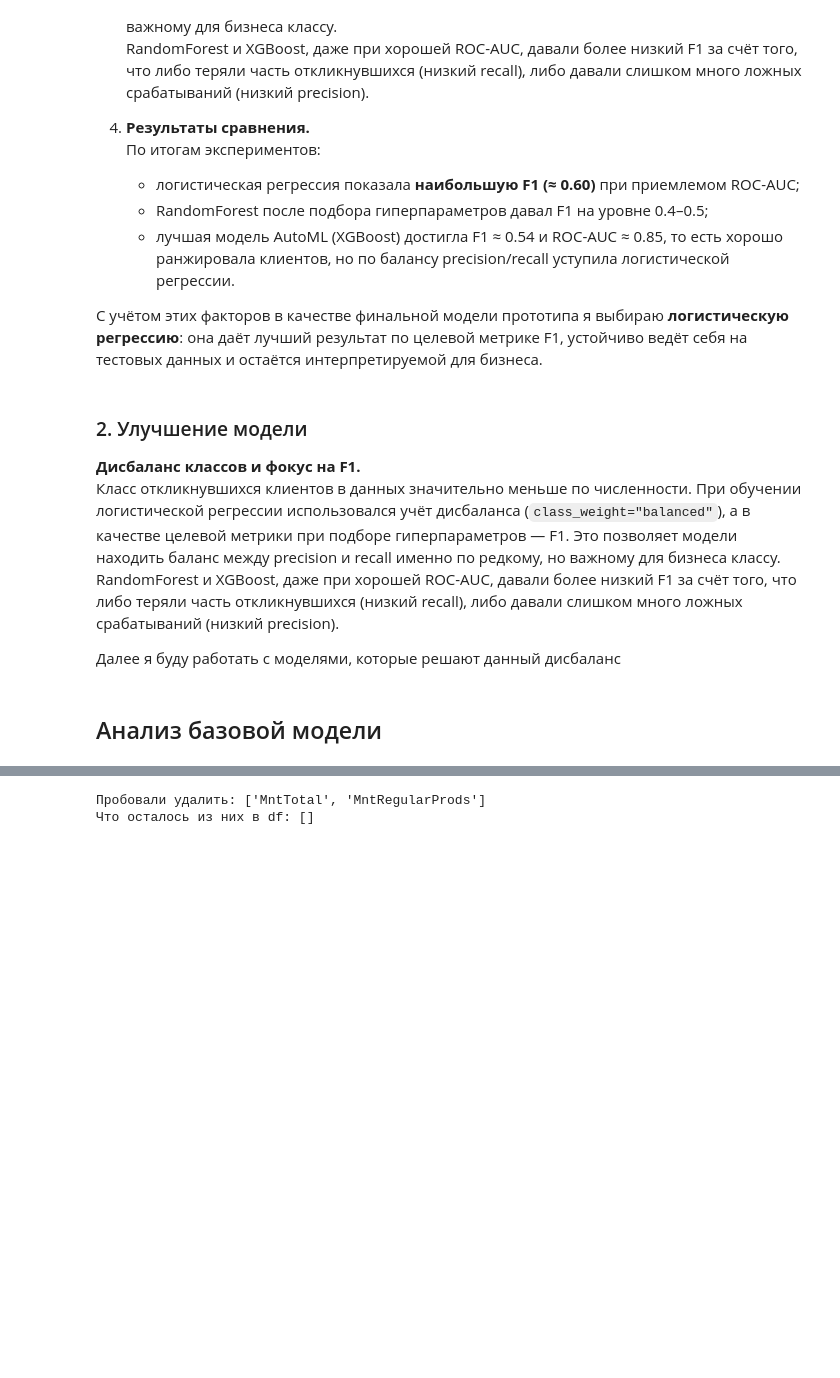
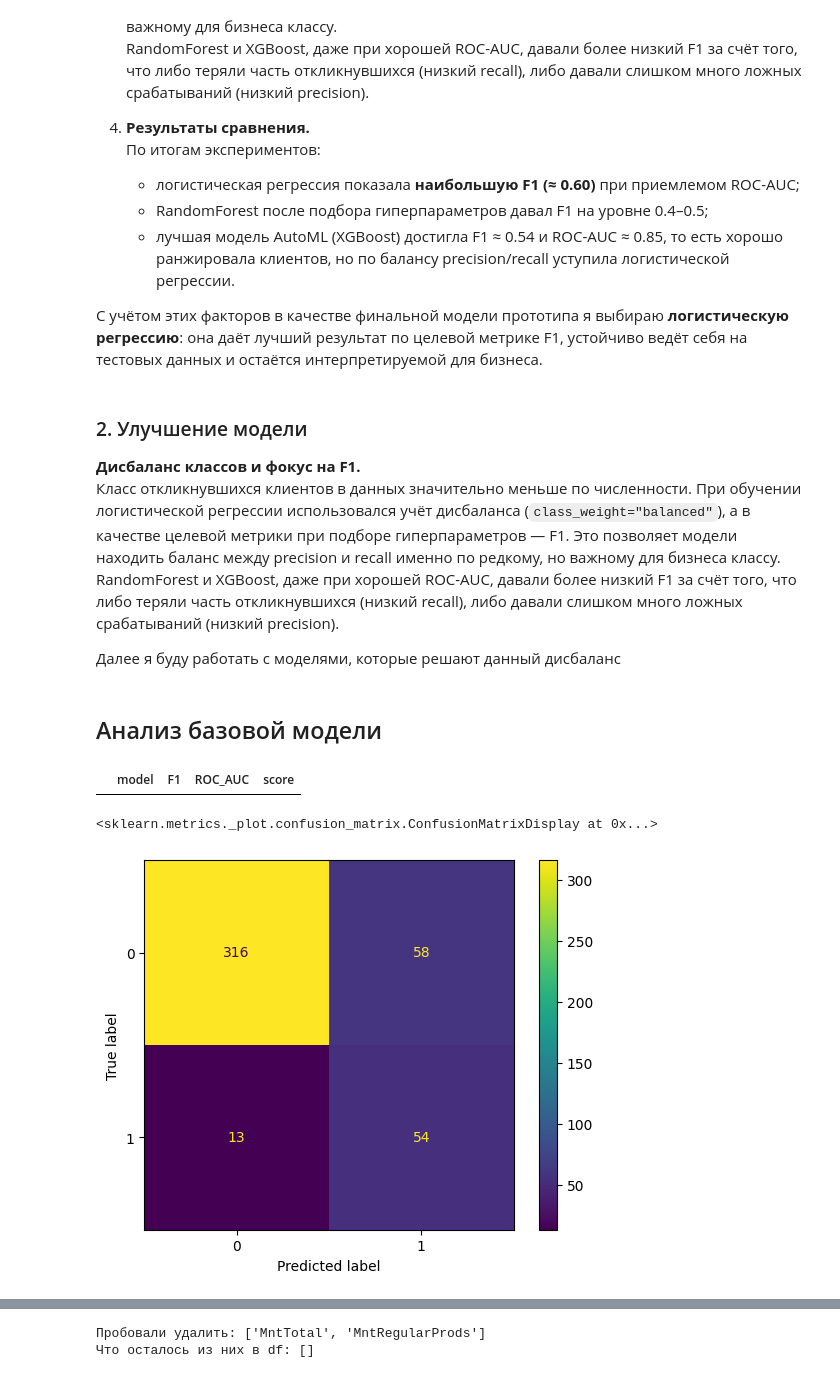
Before and after one commit to boiarchuk-a/Data-project, a Jupyter notebook: my_model.ipynb, the cells around one changed output, grey strips where cells are left out. Drawn from its saved outputs; the diff is of its cells as text; code cells hidden in the pictures; blank space fills up the shorter version.

Commit message:
Add  new improve model1

```diff
--- a/my_model.ipynb
+++ b/my_model.ipynb
@@ -61,6 +61,10 @@ import seaborn as sns
 
 df = pd.read_csv("data/marketing_campaign.csv", sep=',')
 
+df = df.rename(columns={
+    "education_2n Cycle": "education_2n_Cycle"
+})
+
 df.head()
 # %% [output]
 |  | Income | Kidhome | Teenhome | Recency | MntWines | MntFruits | MntMeatProducts | MntFishProducts | ... |
@@ -321,7 +325,7 @@ print("Лучшие параметры для LogisticRegression:", log_reg_sear
 best_log_reg = log_reg_search.best_estimator_
 
 best_log_reg = evaluate_model(
-    "LogisticRegression (tuned)",
+    "LogisticRegression",
     best_log_reg,
     X_train, X_test, y_train, y_test,
     results
@@ -370,11 +374,11 @@ log_reg_search = GridSearchCV(
 log_reg_search.fit(X_train, y_train)
 print("Лучшие параметры для LogisticRegression:", log_reg_search.best_params_)
 
-best_log_reg = log_reg_search.best_estimator_
+best_log_reg_2 = log_reg_search.best_estimator_
 
-best_log_reg = evaluate_model(
+best_log_reg_2 = evaluate_model(
     "LogisticRegression (tuned)",
-    best_log_reg,
+    best_log_reg_2,
     X_train, X_test, y_train, y_test,
     results
 )
@@ -519,5 +533,3 @@ AutoML (FLAML) — F1: 0.427, ROC-AUC: 0.852, score: 0.640
    RandomForest и XGBoost, даже при хорошей ROC-AUC, давали более низкий F1 за счёт того, что либо теряли часть откликнувшихся (низкий recall), либо давали слишком много ложных срабатываний (низкий precision).
 
 Далее я буду работать с моделями, которые решают данный дисбаланс
-# %% [markdown]
-## Анализ базовой модели
@@ -530,0 +536,18 @@ f1_base, roc_auc_base
+# %% [markdown]
+## Анализ базовой модели
+# %%
+logreg_results = results_df[
+    results_df["model"] == "LogisticRegression"
+]
+
+logreg_results
+# %% [output]
+|  | model | F1 | ROC_AUC | score |
+# %%
+from sklearn.metrics import ConfusionMatrixDisplay
+
+y_pred_logreg = best_log_reg.predict(X_test)
+ConfusionMatrixDisplay.from_predictions(y_test, y_pred_logreg)
+# %% [output]
+<sklearn.metrics._plot.confusion_matrix.ConfusionMatrixDisplay at 0x...>
+[figure, added]
```
Also changed, not shown: parts of 21 cells of this notebook.
